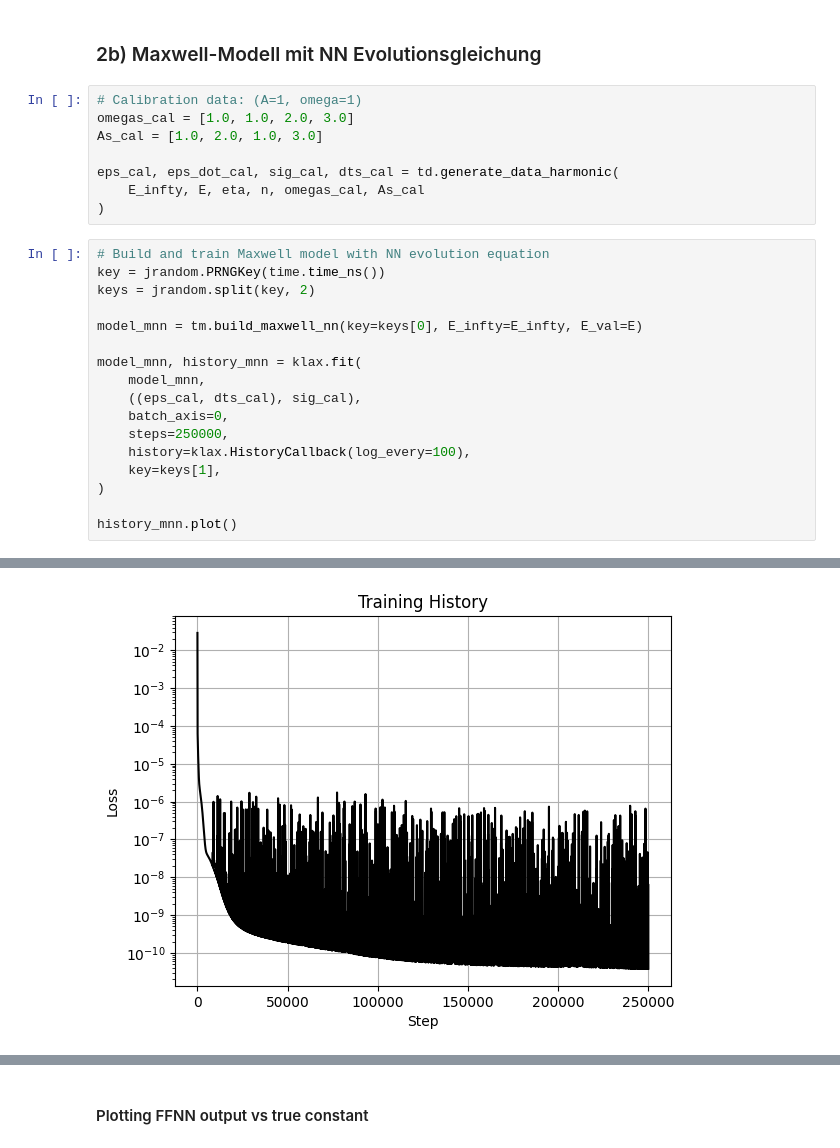
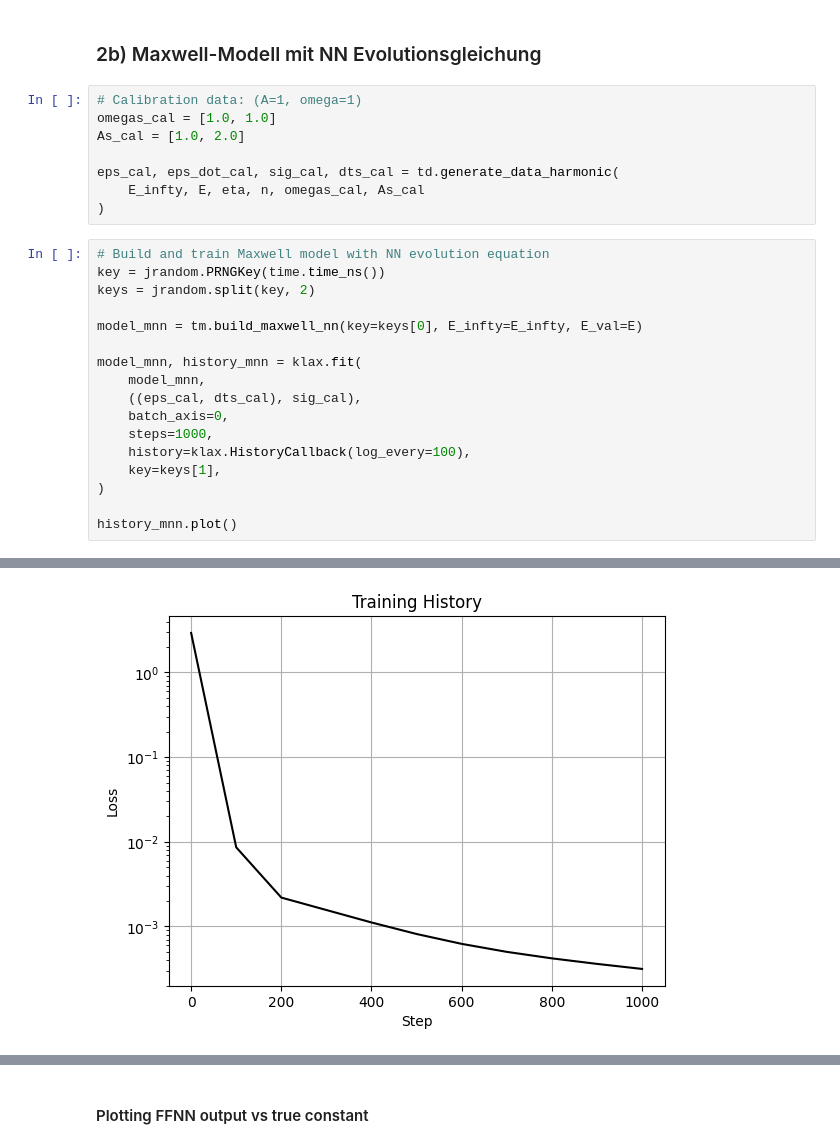
Before and after one commit to Lukas-F-1/ML-Tutorial-WS25_26, a Jupyter notebook: viscoelasticity/main.ipynb, the cells around one changed output, grey strips where cells are left out. Cells and saved outputs as stored; diff of their text form.

```diff
--- a/viscoelasticity/main.ipynb
+++ b/viscoelasticity/main.ipynb
@@ -216,8 +224,8 @@ tp.plot_model_pred(eps_relax_test, sig_relax_test, sig_maxwell_relax, omegas_tes
 ### 2b) Maxwell-Modell mit NN Evolutionsgleichung
 # %%
 # Calibration data: (A=1, omega=1)
-omegas_cal = [1.0, 1.0, 2.0, 3.0]
-As_cal = [1.0, 2.0, 1.0, 3.0]
+omegas_cal = [1.0, 1.0]
+As_cal = [1.0, 2.0]
 
 eps_cal, eps_dot_cal, sig_cal, dts_cal = td.generate_data_harmonic(
     E_infty, E, eta, n, omegas_cal, As_cal
@@ -233,7 +241,7 @@ model_mnn, history_mnn = klax.fit(
     model_mnn,
     ((eps_cal, dts_cal), sig_cal),
     batch_axis=0,
-    steps=250000,
+    steps=1000,
     history=klax.HistoryCallback(log_every=100),
     key=keys[1],
 )
@@ -260 +263 @@ Training took: 0:05:48.124230
-[figure, old version]
+[figure, new version]
```
Also changed, not shown: parts of 7 cells of this notebook.
